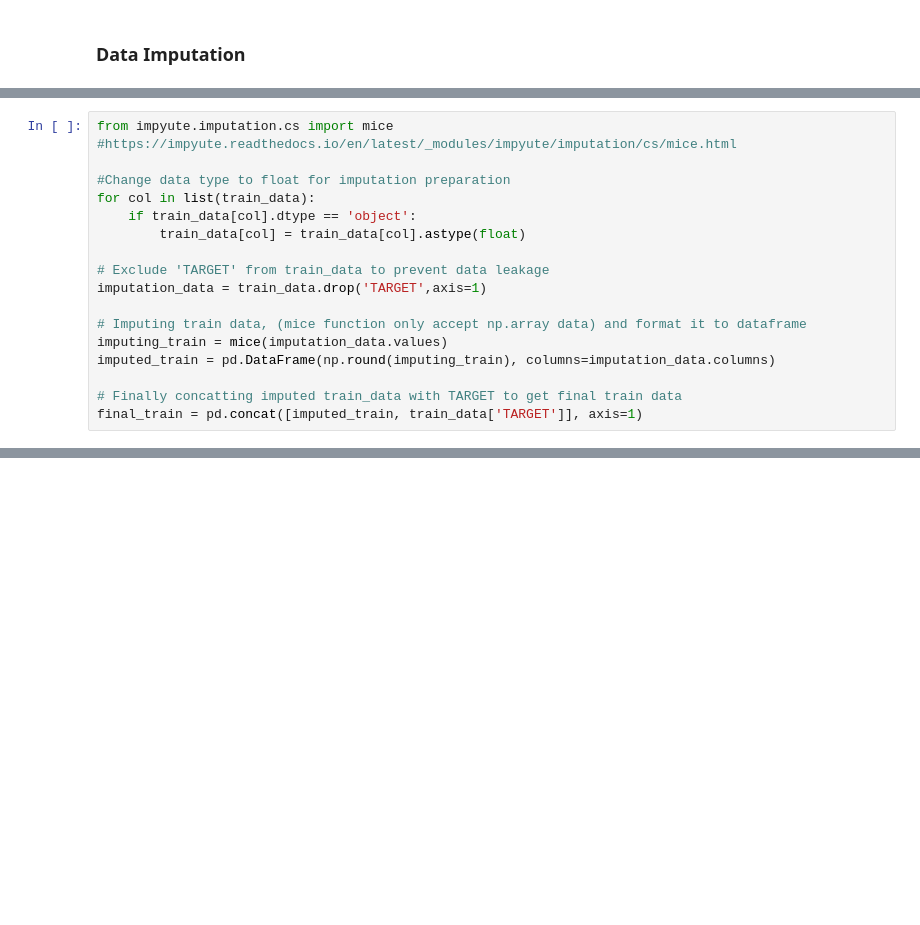
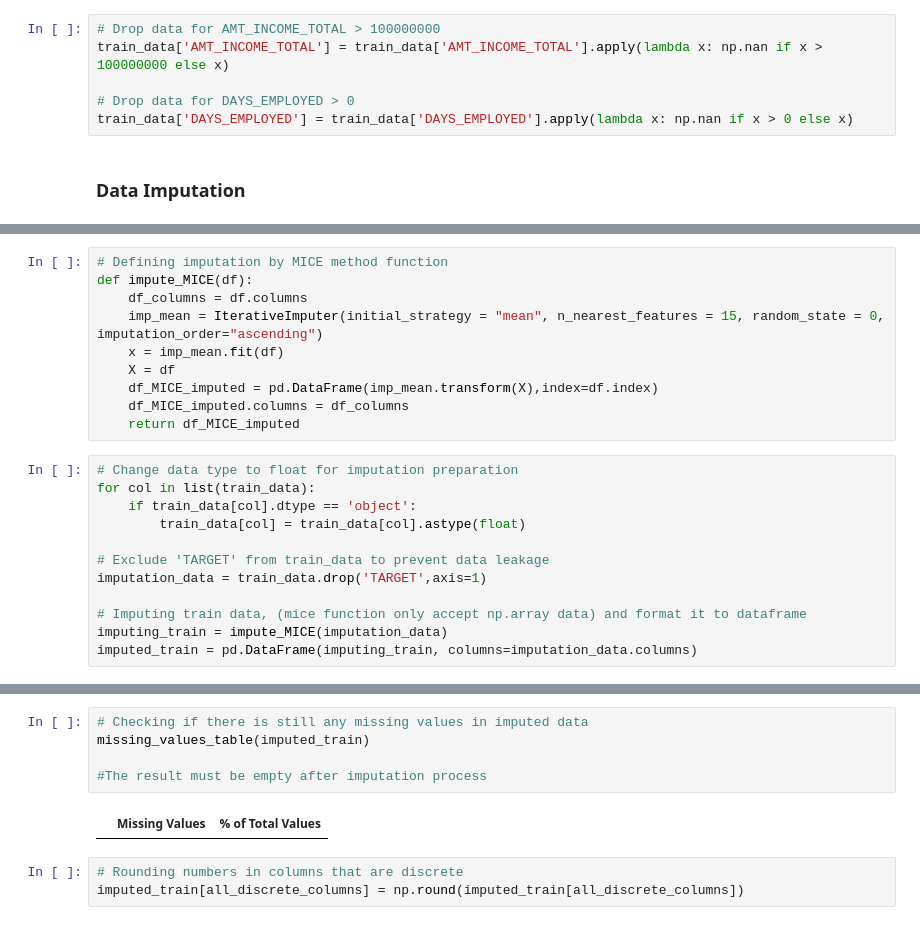
Before and after one commit to alfredomarciano98/credit-risk-analysis, a Jupyter notebook: credit-risk-analysis.ipynb, the cells around one changed output, grey strips where cells are left out. Cells and saved outputs as stored; diff of their text form; blank space fills up the shorter version.

```diff
--- a/credit-risk-analysis.ipynb
+++ b/credit-risk-analysis.ipynb
@@ -541,2 +576,8 @@ for col in category_cols:
+# %%
+# Drop data for AMT_INCOME_TOTAL > 100000000
+train_data['AMT_INCOME_TOTAL'] = train_data['AMT_INCOME_TOTAL'].apply(lambda x: np.nan if x > 100000000 else x)
+
+# Drop data for DAYS_EMPLOYED > 0
+train_data['DAYS_EMPLOYED'] = train_data['DAYS_EMPLOYED'].apply(lambda x: np.nan if x > 0 else x)
 # %% [markdown]
 ### Data Imputation
@@ -563,7 +587,15 @@ Name: TARGET, dtype: float64
+# %%
+# Defining imputation by MICE method function
+def impute_MICE(df):
+    df_columns = df.columns
+    imp_mean = IterativeImputer(initial_strategy = "mean", n_nearest_features = 15, random_state = 0, imputation_order="ascending")
+    x = imp_mean.fit(df)
+    X = df
+    df_MICE_imputed = pd.DataFrame(imp_mean.transform(X),index=df.index)
+    df_MICE_imputed.columns = df_columns
+    return df_MICE_imputed
 # %%
-from impyute.imputation.cs import mice #https://impyute.readthedocs.io/en/latest/_modules/impyute/imputation/cs/mice.html
-
-#Change data type to float for imputation preparation
+# Change data type to float for imputation preparation
 for col in list(train_data):
     if train_data[col].dtype == 'object':
         train_data[col] = train_data[col].astype(float)
@@ -572,8 +604,5 @@ for col in list(train_data):
 imputation_data = train_data.drop('TARGET',axis=1)
 
 # Imputing train data, (mice function only accept np.array data) and format it to dataframe
-imputing_train = mice(imputation_data.values)
-imputed_train = pd.DataFrame(np.round(imputing_train), columns=imputation_data.columns)
-
-# Finally concatting imputed train_data with TARGET to get final train data
-final_train = pd.concat([imputed_train, train_data['TARGET']], axis=1)
+imputing_train = impute_MICE(imputation_data)
+imputed_train = pd.DataFrame(imputing_train, columns=imputation_data.columns)
@@ -593,0 +609,10 @@ Index(['SK_ID_CURR', 'TARGET', 'NAME_CONTRACT_TYPE', 'CODE_GENDER',
+# %%
+# Checking if there is still any missing values in imputed data
+missing_values_table(imputed_train)
+
+#The result must be empty after imputation process
+# %% [output]
+|  | Missing Values | % of Total Values |
+# %%
+# Rounding numbers in columns that are discrete
+imputed_train[all_discrete_columns] = np.round(imputed_train[all_discrete_columns])
```
Also changed, not shown: parts of 18 cells of this notebook.
